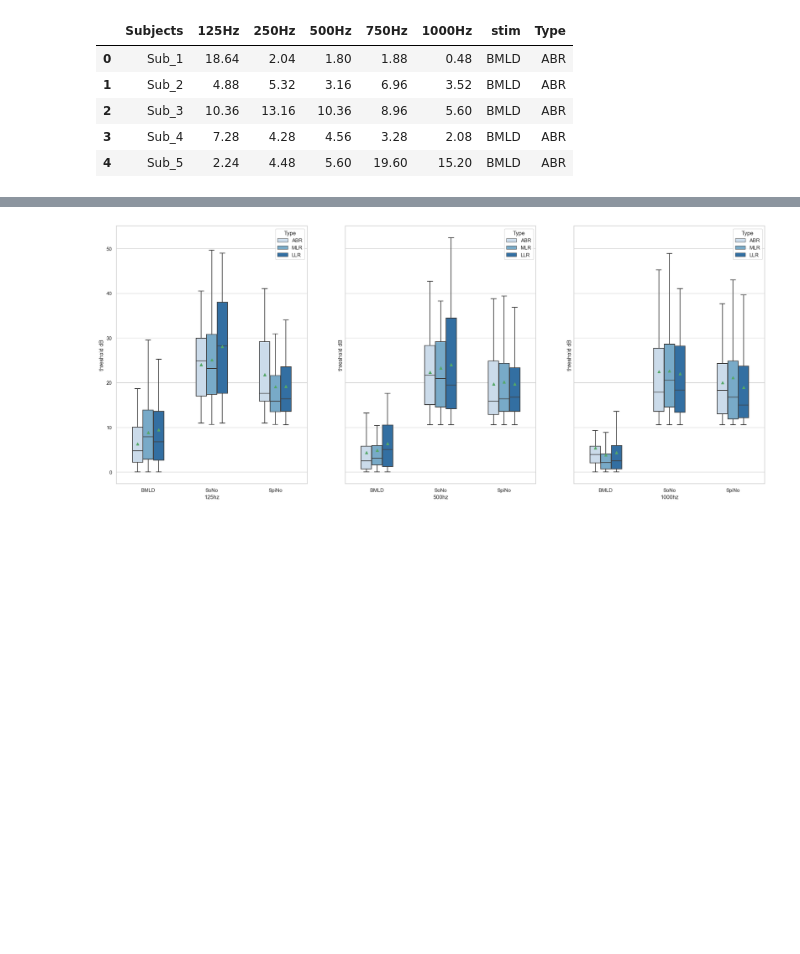
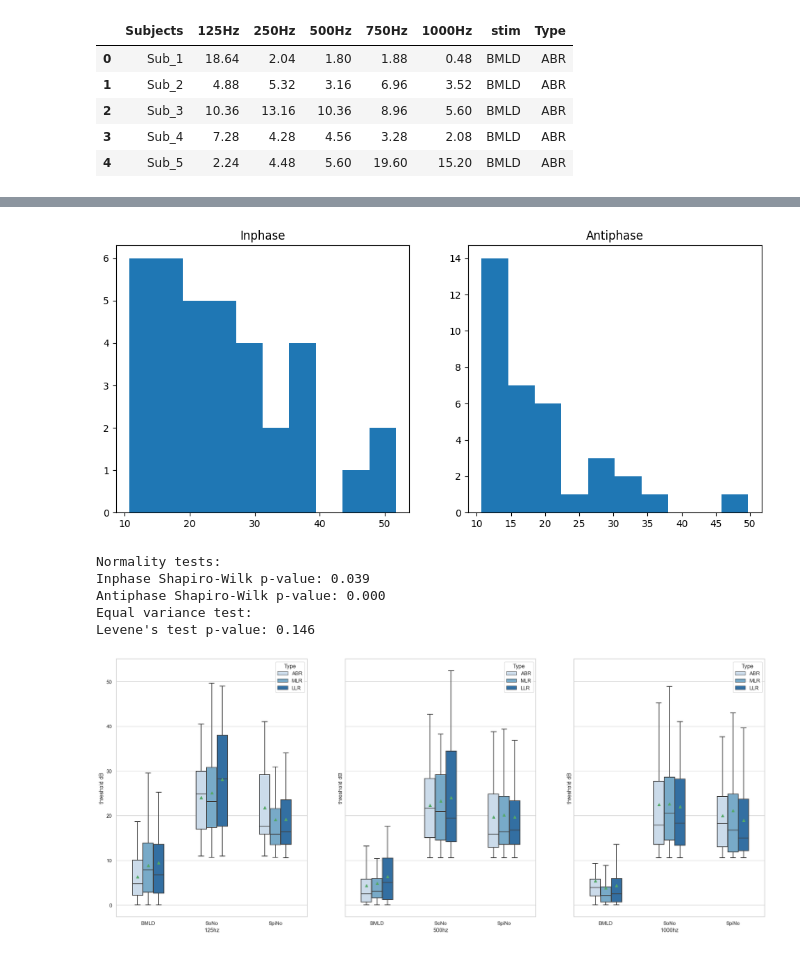
Before and after one commit to Engr-Kaleem/AEP-EEG-anaylsis, a Jupyter notebook: code-Python/boxplotfromexcel.ipynb, the cells around one changed output, grey strips where cells are left out. Drawn from its saved outputs; the diff is of its cells as text; code cells hidden in the pictures; blank space fills up the shorter version.

```diff
--- a/code-Python/boxplotfromexcel.ipynb
+++ b/code-Python/boxplotfromexcel.ipynb
@@ -22,0 +25,6 @@ df.head()
+# %%
+df_MLR_inphase =  df.loc[(df['Type'] == 'MLR') & (df['stim'] == 'SoNo')]
+inphase = df_MLR_inphase[f].values
+df_MLR_antiphase =  df.loc[(df['Type'] == 'MLR') & (df['stim'] == 'SpiNo')]
+antiphase = df_MLR_antiphase[f].values
+print(df_MLR_inphase)
@@ -23,3 +188,34 @@ df.head()
+# %%
+
+
+
+# Check normality assumption
+fig, axes = plt.subplots(nrows=1, ncols=2, figsize=(12, 5))
+axes[0].hist(inphase)
+axes[0].set_title("Inphase")
+axes[1].hist(antiphase)
+axes[1].set_title("Antiphase")
+plt.show()
+
+_, inphase_pval = stats.shapiro(inphase)
+_, antiphase_pval = stats.shapiro(antiphase)
+
+print("Normality tests:")
+print(f"Inphase Shapiro-Wilk p-value: {inphase_pval:.3f}")
+print(f"Antiphase Shapiro-Wilk p-value: {antiphase_pval:.3f}")
+
+# Check equal variance assumption
+_, var_pval = stats.levene(inphase, antiphase)
+
+print("Equal variance test:")
+print(f"Levene's test p-value: {var_pval:.3f}")
+# %% [output]
+[figure, added]
+Normality tests:
+Inphase Shapiro-Wilk p-value: 0.039
+Antiphase Shapiro-Wilk p-value: 0.000
+Equal variance test:
+Levene's test p-value: 0.146
 # %%
 sb.set_theme(style="whitegrid")
 f, axs = plt.subplots(1,3,  figsize=(25,10), sharey=True)
```
Also changed, not shown: parts of 5 cells of this notebook, 3 other files.
